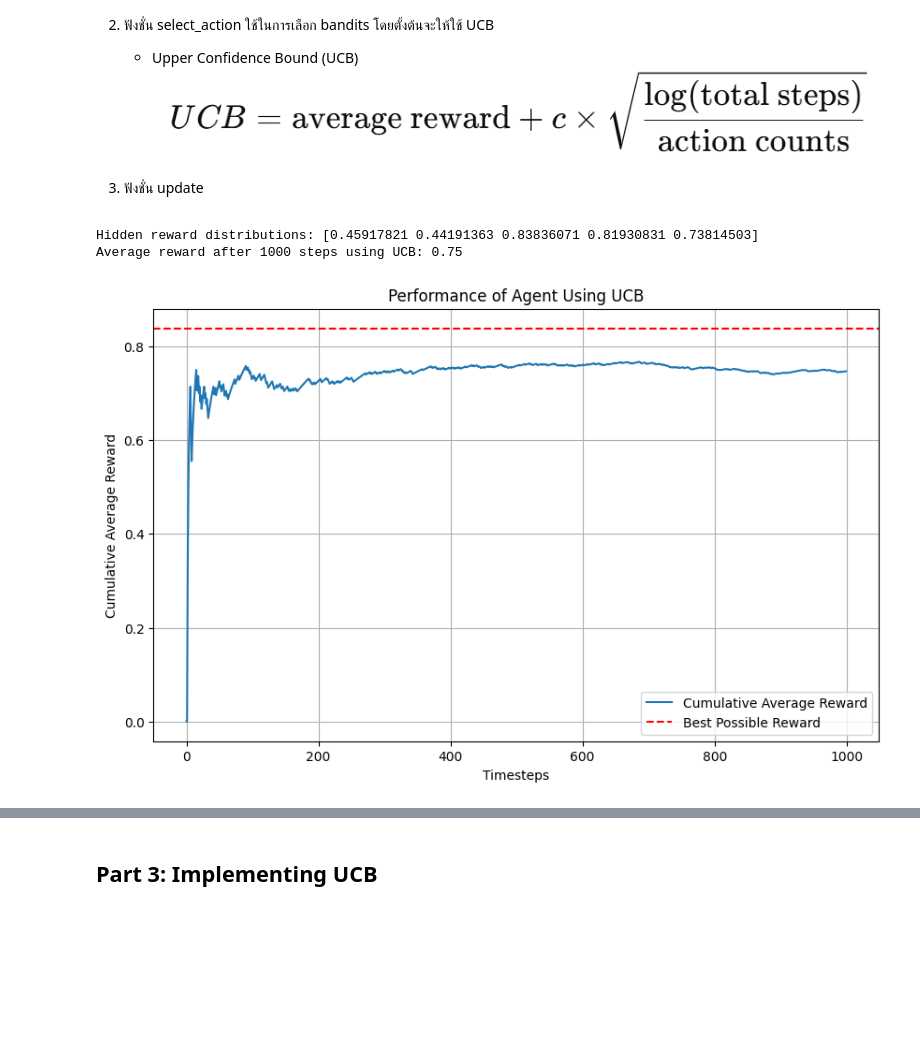
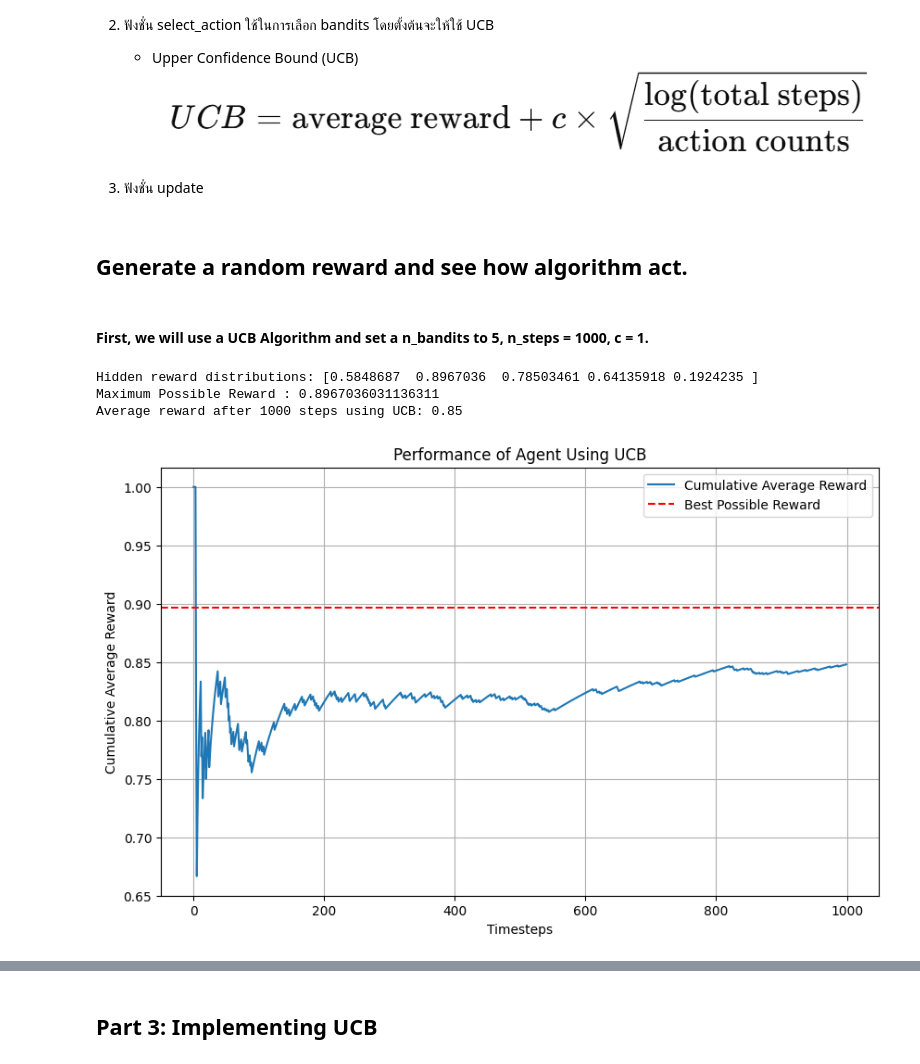
Before and after one commit to Deep-Reinforcement-Learning-NingNo/HW1_56_67, a Jupyter notebook: HW1_56_67.ipynb, the cells around one changed output, grey strips where cells are left out. Drawn from its saved outputs; the diff is of its cells as text; code cells hidden in the pictures; blank space fills up the shorter version.

```diff
--- a/HW1_56_67.ipynb
+++ b/HW1_56_67.ipynb
@@ -18,12 +18,20 @@ import matplotlib.pyplot as plt
 import numpy as np
 
 class Bandit:
-    def __init__(self, n_bandits):
-        #จำนวน Bandits
+    def __init__(self, n_bandits, custom_rewards=None):
+        # จำนวน Bandits
         self.n_bandits = n_bandits
-        # สร้าง hidden reward distributions สำหรับแต่ละ bandit (สุ่มค่าความน่าจะเป็นระหว่าง 0 ถึง 1)
-        # self.reward_distributions = np.random.uniform(0, 1, n_bandits)
-        self.reward_distributions = [0.1 , 0.2 , 0.15, 0.5, 0.3]
+
+        if custom_rewards is None:
+            # สร้าง hidden reward distributions สำหรับแต่ละ bandit (สุ่มค่าความน่าจะเป็นระหว่าง 0 ถึง 1)
+            self.reward_distributions = np.random.uniform(0, 1, self.n_bandits)
+        else:
+            # print(len(custom_rewards),n_bandits)
+            if len(custom_rewards) == n_bandits:
+                # ใช้ custom rewards ที่ผู้ใช้ให้มา
+                self.reward_distributions = np.array(custom_rewards)
+            else:
+                raise ValueError("Custom rewards must be an array of length equal to n_bandits.")
 
     def get_reward(self, bandit_index):
         if 0 <= bandit_index < self.n_bandits:
@@ -109,8 +117,9 @@ class Agent:
         # อัปเดต Q-value แบบ incremental
         self.q_values[action] += (reward - self.q_values[action]) / self.action_counts[action]
 # %%
-def run_experiment(n_bandits, n_steps, c=2, epsilon=0.5, method="UCB"):
-    bandit = Bandit(n_bandits)
+def run_experiment(n_bandits, n_steps, c=2, epsilon=0.5, method="UCB",custom_rewards=None):
+    # print(f"custom_rewards at start: {custom_rewards}")  # Debug print
+    bandit = Bandit(n_bandits,custom_rewards)
     agent = Agent(n_bandits, c, epsilon)
 
     rewards = []
@@ -136,40 +145,48 @@ def run_experiment(n_bandits, n_steps, c=2, epsilon=0.5, method="UCB"):
         cumulative_rewards.append(np.mean(rewards))
 
     return rewards, cumulative_rewards, bandit.reward_distributions
+# %% [markdown]
+## Generate a random reward and see how algorithm act.
+# %% [markdown]
+#### First, we will use a UCB Algorithm and set a n_bandits to 5, n_steps = 1000, c = 1.
 # %%
 if __name__ == "__main__":
     n_bandits = 5     # จำนวน Bandits
     n_steps = 1000    # จำนวน Timestep
-    c = 2             # ค่า UCB ค่าคงที่สำหรับ Exploration
+    c = 1             # ค่า UCB ค่าคงที่สำหรับ Exploration
     epsilon = 0.1     # ค่า Epsilon สำหรับ Epsilon-Greedy
+    rewards = None    # make it random
 
     # เลือกวิธีการทดลอง
     method ="UCB"
 
     # รันการทดลอง
     rewards, cumulative_rewards, hidden_rewards = run_experiment(
         n_bandits=n_bandits,
         n_steps=n_steps,
         c=c,
         epsilon=epsilon,
-        method=method
+        method=method,
+        custom_rewards=rewards
     )
 
     # แสดงผลลัพธ์ใน console
     print(f"Hidden reward distributions: {hidden_rewards}")
+    print(f"Maximum Possible Reward : {max(hidden_rewards)}")
     print(f"Average reward after {n_steps} steps using {method}: {np.mean(rewards):.2f}")
 
     # แสดงกราฟ
     plt.figure(figsize=(10, 6))
     plt.plot(cumulative_rewards, label="Cumulative Average Reward")
     plt.axhline(y=np.max(hidden_rewards), color='r', linestyle='--', label="Best Possible Reward")
     plt.title(f"Performance of Agent Using {method}")
     plt.xlabel("Timesteps")
     plt.ylabel("Cumulative Average Reward")
     plt.legend()
     plt.grid()
     plt.show()
 # %% [output]
-Hidden reward distributions: [0.45917821 0.44191363 0.83836071 0.81930831 0.73814503]
-Average reward after 1000 steps using UCB: 0.75
+Hidden reward distributions: [0.5848687  0.8967036  0.78503461 0.64135918 0.1924235 ]
+Maximum Possible Reward : 0.8967036031136311
+Average reward after 1000 steps using UCB: 0.85
-[figure, old version]
+[figure, new version]
```
Also changed, not shown: parts of 4 cells of this notebook, 1 other file.
